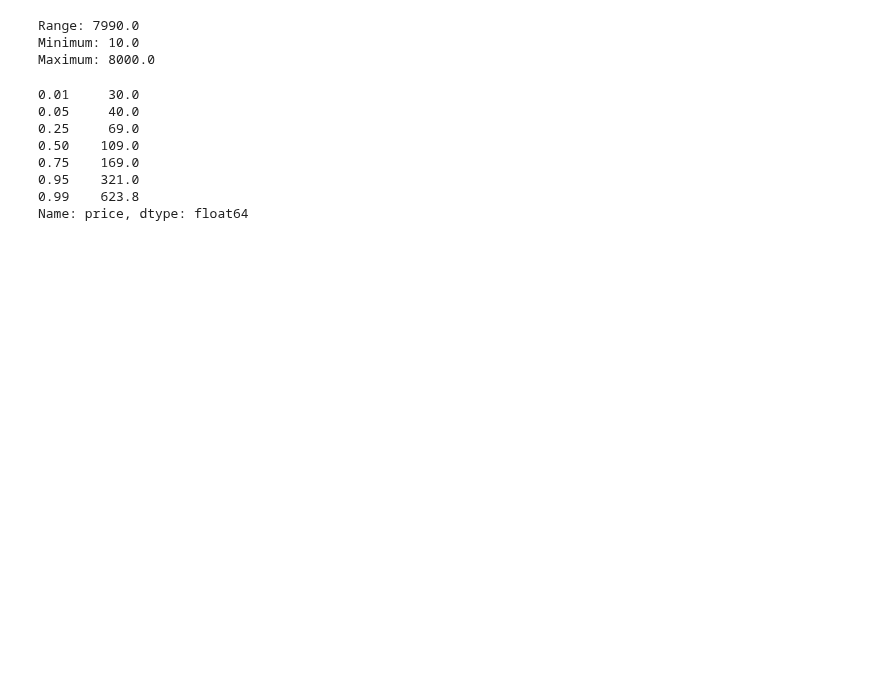
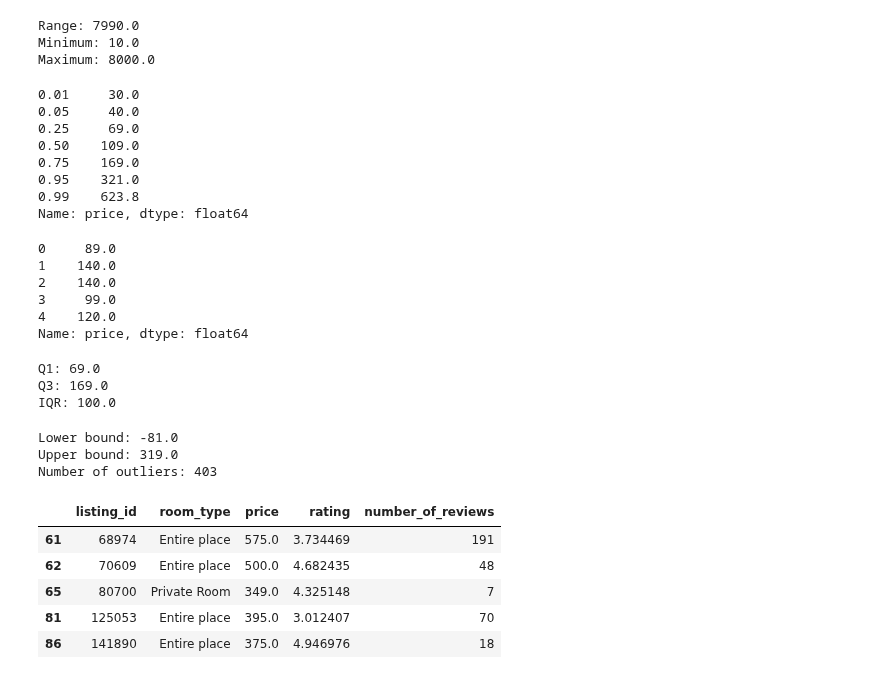
Before and after one commit to Fury3333/UnivariateAnalysis, a Jupyter notebook: Kopia_notatnika_Cleaning_Data_in_Python_live_session.ipynb, the cells around one changed output. Drawn from its saved outputs; the diff is of its cells as text; code cells hidden in the pictures; blank space fills up the shorter version.

```diff
--- a/Kopia_notatnika_Cleaning_Data_in_Python_live_session.ipynb
+++ b/Kopia_notatnika_Cleaning_Data_in_Python_live_session.ipynb
@@ -1000,3 +1000,50 @@ print(percentiles_price)
 0.95    321.0
 0.99    623.8
 Name: price, dtype: float64
+# %%
+# Prepare numeric data
+price_values = airbnb["price"].dropna()
+
+price_values.head()
+# %% [output]
+0     89.0
+1    140.0
+2    140.0
+3     99.0
+4    120.0
+Name: price, dtype: float64
+# %%
+# IQR: Interquartile Range
+q1 = price_values.quantile(0.25)
+q3 = price_values.quantile(0.75)
+iqr_price = q3 - q1
+
+print("Q1:", q1)
+print("Q3:", q3)
+print("IQR:", iqr_price)
+# %% [output]
+Q1: 69.0
+Q3: 169.0
+IQR: 100.0
+# %%
+# Outliers using the 1.5 * IQR rule
+lower_bound = q1 - 1.5 * iqr_price
+upper_bound = q3 + 1.5 * iqr_price
+
+price_outliers = airbnb[(airbnb["price"] < lower_bound) | (airbnb["price"] > upper_bound)]
+
+print("Lower bound:", lower_bound)
+print("Upper bound:", upper_bound)
+print("Number of outliers:", len(price_outliers))
+
+price_outliers[["listing_id", "room_type", "price", "rating", "number_of_reviews"]].head()
+# %% [output]
+Lower bound: -81.0
+Upper bound: 319.0
+Number of outliers: 403
+|  | listing_id | room_type | price | rating | number_of_reviews |
+| 61 | 68974 | Entire place | 575.0 | 3.734469 | 191 |
+| 62 | 70609 | Entire place | 500.0 | 4.682435 | 48 |
+| 65 | 80700 | Private Room | 349.0 | 4.325148 | 7 |
+| 81 | 125053 | Entire place | 395.0 | 3.012407 | 70 |
+| 86 | 141890 | Entire place | 375.0 | 4.946976 | 18 |
```
Also changed, not shown: parts of 4 cells of this notebook.
